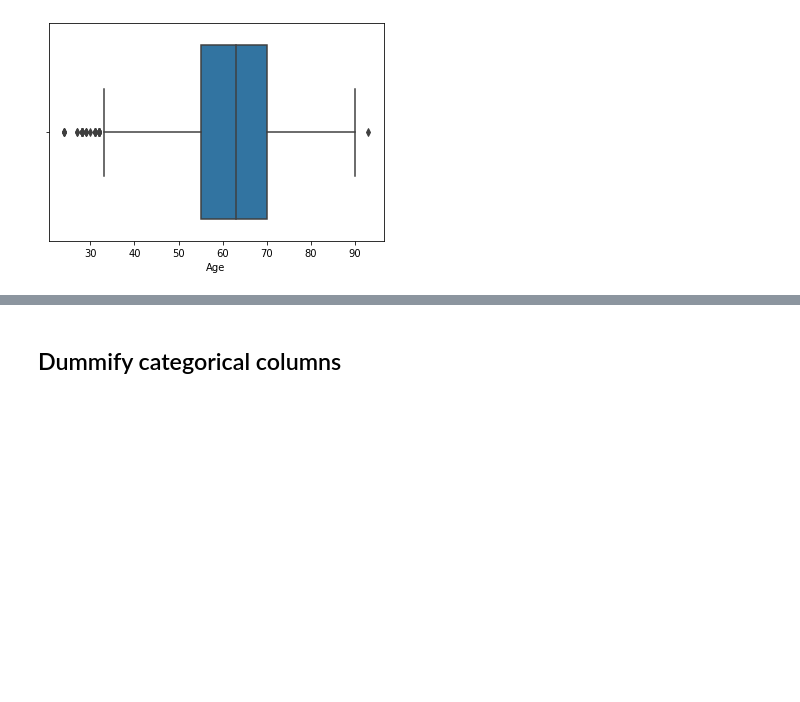
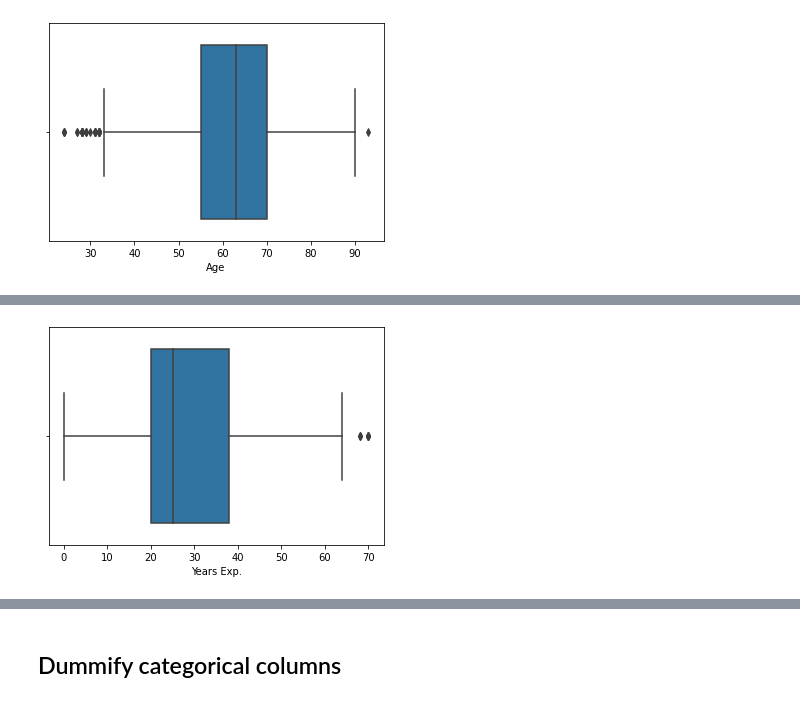
Before and after one commit to carlysharma/yacht_insurance, a Jupyter notebook: code/02_Model_Preprocessing.ipynb, the cells around one changed output, grey strips where cells are left out. Cells and saved outputs as stored; diff of their text form; code cells hidden in the pictures; blank space fills up the shorter version.

```diff
--- a/code/02_Model_Preprocessing.ipynb
+++ b/code/02_Model_Preprocessing.ipynb
@@ -427,0 +479,7 @@ sns.boxplot(x=combined['Age']);
+# %%
+# change values to be the average years experience instead
+combined['Years Exp.'] = combined['Years Exp.'].apply(lambda x:combined['Years Exp.'].mean() if x > 75 else x)
+# view outliers
+sns.boxplot(x=combined['Years Exp.']);
+# %% [output]
+[figure, added]
```
Also changed, not shown: parts of 24 cells of this notebook, 12 other files.
